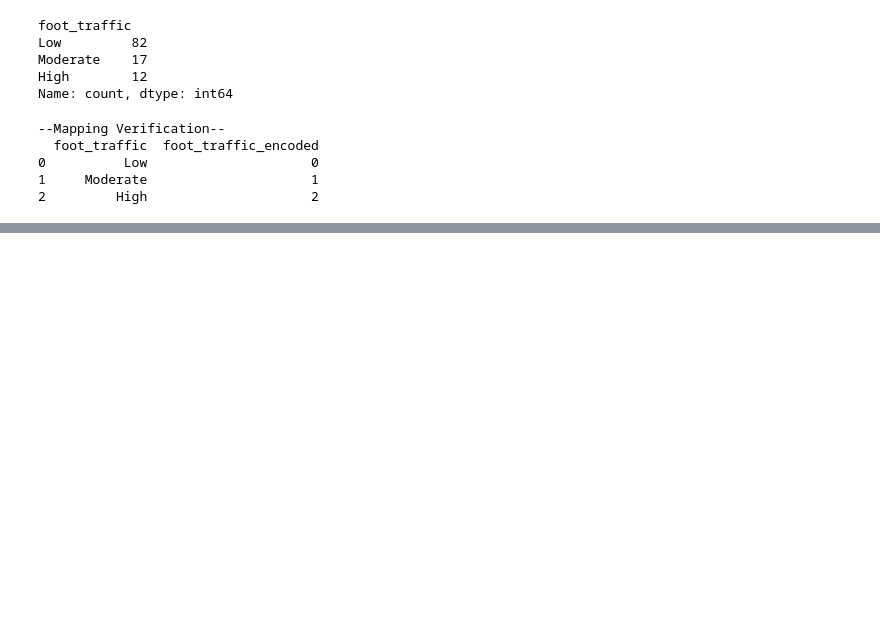
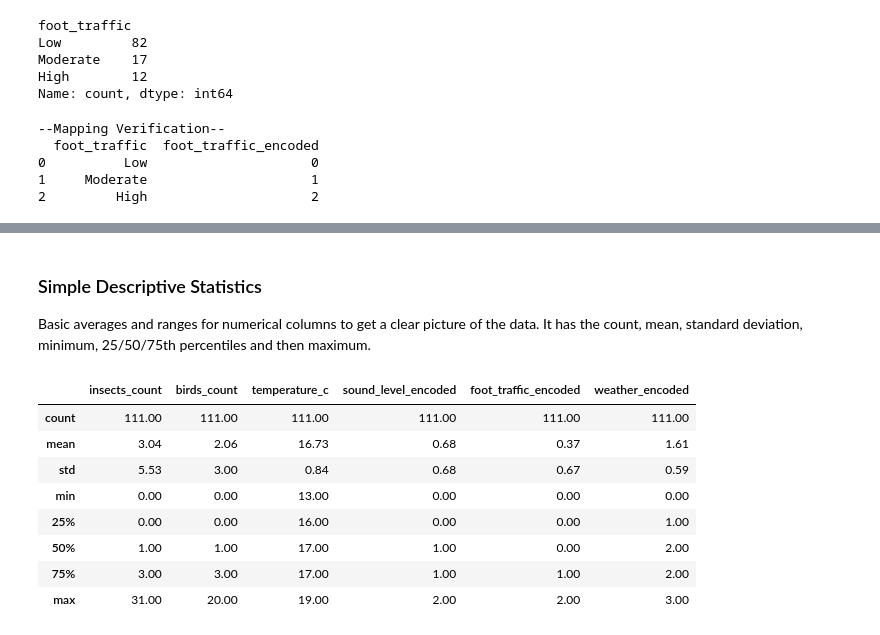
Before and after one commit to LiamPlower/ML-CampusProject-colab, a Jupyter notebook: MLProject.ipynb, the cells around one changed output, grey strips where cells are left out. Drawn from its saved outputs; the diff is of its cells as text; code cells hidden in the pictures; blank space fills up the shorter version.

```diff
--- a/MLProject.ipynb
+++ b/MLProject.ipynb
@@ -234,0 +255,21 @@ print(df[['foot_traffic', 'foot_traffic_encoded']].drop_duplicates().reset_index
+# %%
+# 1. Bin the continuous temperature values into categories
+# (e.g., Under 15°C is Low, 15°C to 17°C is Moderate, over 17°C is High)
+temp_bins = [0, 15, 17, 100]
+temp_labels = ['Low', 'Moderate', 'High']
+
+df['temperature_category'] = pd.cut(df['temperature_c'], bins=temp_bins, labels=temp_labels, right=True)
+
+# 2. Define Mapping (now looks exactly like the others!)
+temperature_c_mapping = {
+    'Low': 0,
+    'Moderate': 1,
+    'High': 2
+}
+
+# 3. Create the numerical encoded column
+df['temperature_c_encoded'] = df['temperature_category'].map(temperature_c_mapping)
+
+# Verify mapping
+print("--Mapping Verification--")
+print(df[['temperature_c', 'temperature_category', 'temperature_c_encoded']].drop_duplicates().sort_values('temperature_c').reset_index(drop=True))
@@ -238,0 +357,19 @@ print(df[['foot_traffic', 'foot_traffic_encoded']].drop_duplicates().reset_index
+# %% [markdown]
+### Simple Descriptive Statistics
+Basic averages and ranges for numerical columns to get a clear picture of the data. It has the count, mean, standard deviation, minimum, 25/50/75th percentiles and then maximum.
+# %%
+# Calculate descriptive statistics for our main variables
+summary_stats = df[['insects_count', 'birds_count', 'temperature_c', 'sound_level_encoded', 'foot_traffic_encoded', 'weather_encoded']].describe()
+
+# Format the display to round values and remove unnecessary trailing decimal zeros
+display(summary_stats.round(2))
+# %% [output]
+|  | insects_count | birds_count | temperature_c | sound_level_encoded | foot_traffic_encoded | weather_encoded |
+| count | 111.00 | 111.00 | 111.00 | 111.00 | 111.00 | 111.00 |
+| mean | 3.04 | 2.06 | 16.73 | 0.68 | 0.37 | 1.61 |
+| std | 5.53 | 3.00 | 0.84 | 0.68 | 0.67 | 0.59 |
+| min | 0.00 | 0.00 | 13.00 | 0.00 | 0.00 | 0.00 |
+| 25% | 0.00 | 0.00 | 16.00 | 0.00 | 0.00 | 1.00 |
+| 50% | 1.00 | 1.00 | 17.00 | 1.00 | 0.00 | 2.00 |
+| 75% | 3.00 | 3.00 | 17.00 | 1.00 | 1.00 | 2.00 |
+| max | 31.00 | 20.00 | 19.00 | 2.00 | 2.00 | 3.00 |
```
Also changed, not shown: parts of 16 cells of this notebook.
